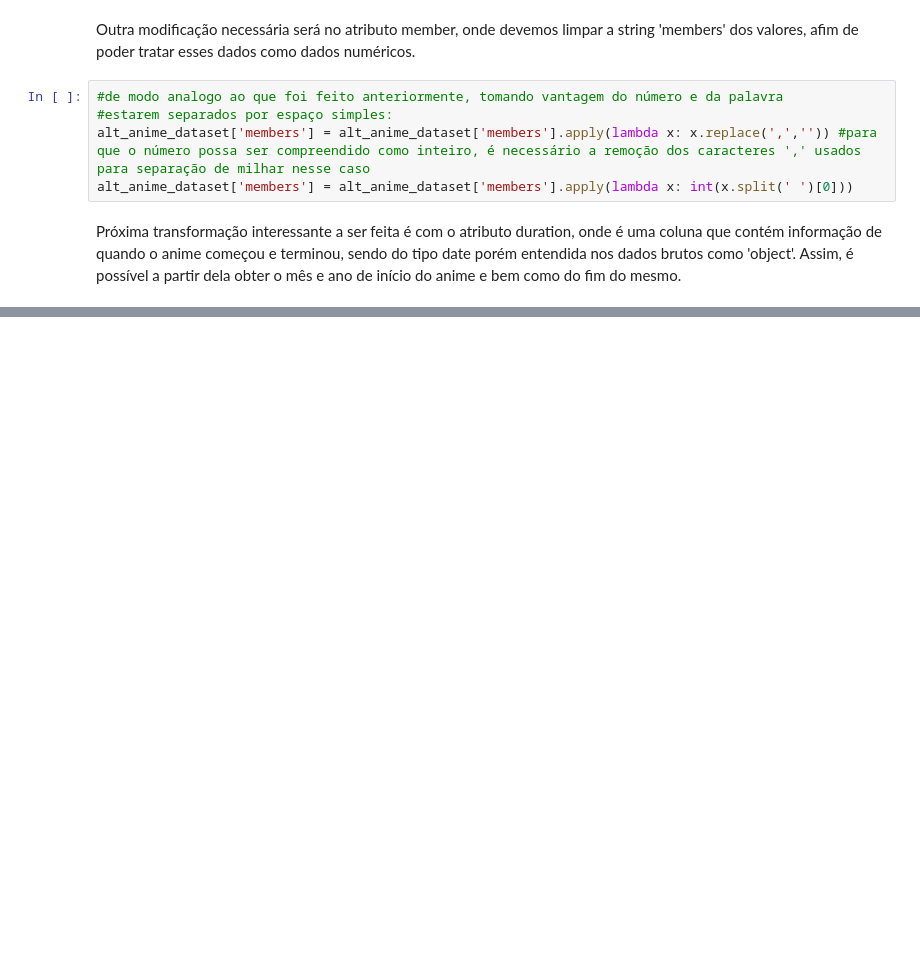
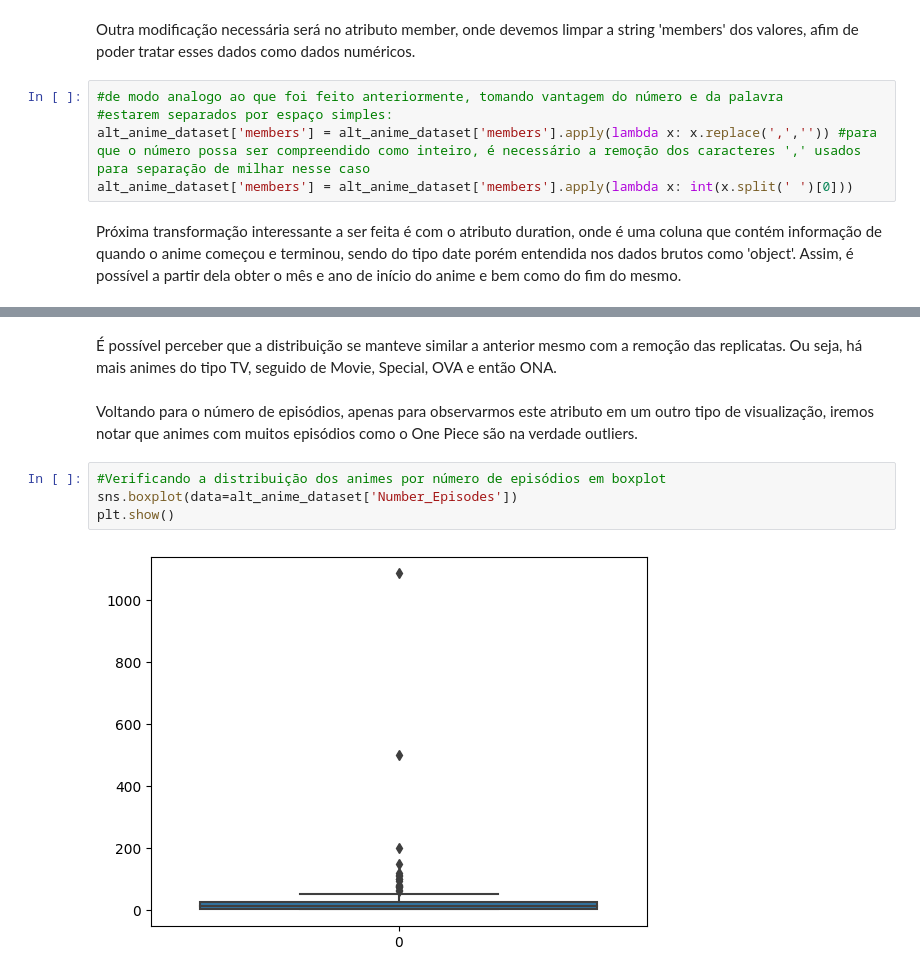
Before and after one commit to Vinicius-S-Grilo/Portfolio, a Jupyter notebook: MVP_Sprint_I.ipynb, the cells around one changed output, grey strips where cells are left out. Saved outputs shown, nothing was run; the diff lists cells and outputs as text; blank space fills up the shorter version.

```diff
--- a/MVP_Sprint_I.ipynb
+++ b/MVP_Sprint_I.ipynb
@@ -411,0 +502,10 @@ anime_dataset['Anime_name']=anime_dataset['Anime_name'].astype('string')
+# %% [markdown]
+É possível perceber que a distribuição se manteve similar a anterior mesmo com a remoção das replicatas. Ou seja, há mais animes do tipo TV, seguido de Movie, Special, OVA e então ONA.
+# %% [markdown]
+Voltando para o número de episódios, apenas para observarmos este atributo em um outro tipo de visualização, iremos notar que animes com muitos episódios como o One Piece são na verdade outliers.
+# %%
+#Verificando a distribuição dos animes por número de episódios em boxplot
+sns.boxplot(data=alt_anime_dataset['Number_Episodes'])
+plt.show()
+# %% [output]
+[figure, added]
```
Also changed, not shown: parts of 31 cells of this notebook.
